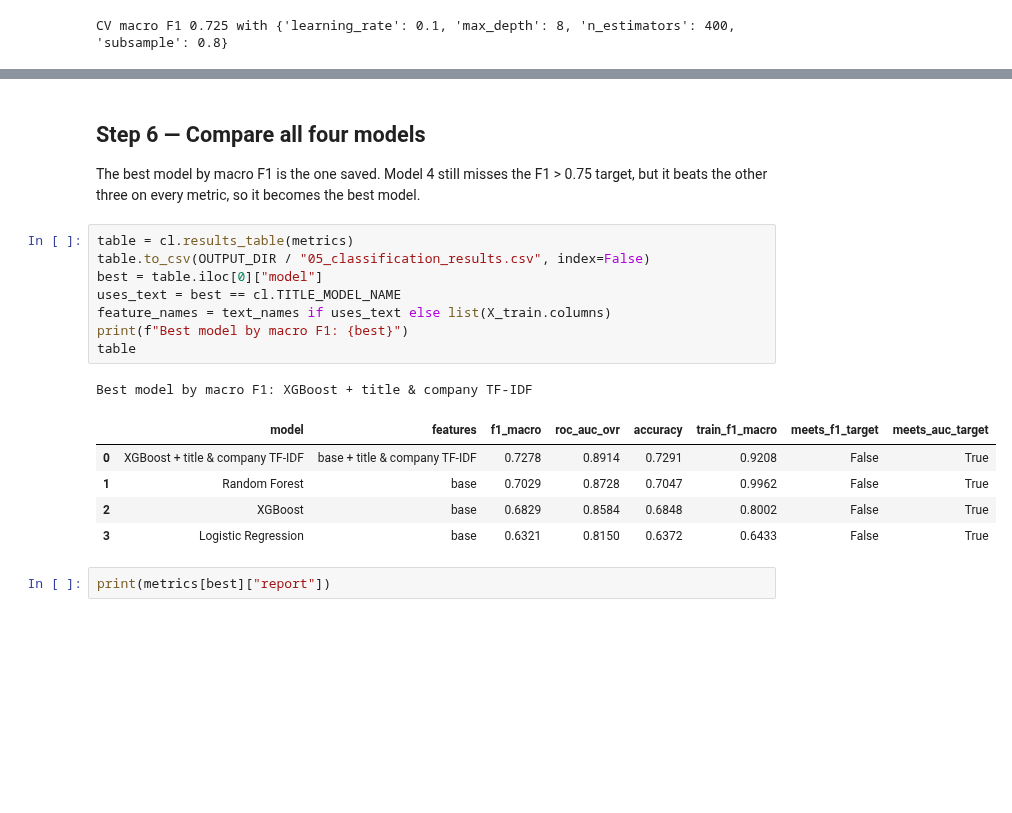
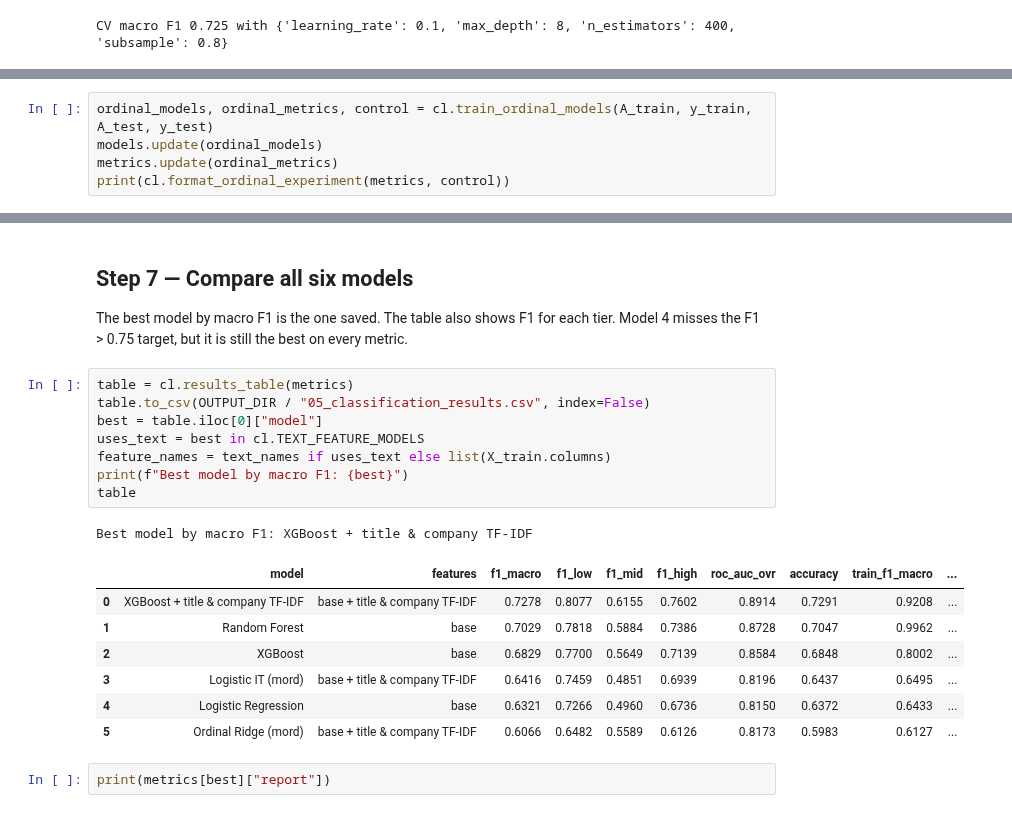
Before and after one commit to karthik-al1uri/SkillMap, a Jupyter notebook: notebooks/05_classification.ipynb, the cells around one changed output, grey strips where cells are left out. Saved outputs shown, nothing was run; the diff lists cells and outputs as text; blank space fills up the shorter version.

```diff
--- a/notebooks/05_classification.ipynb
+++ b/notebooks/05_classification.ipynb
@@ -134,0 +145,5 @@ CV macro F1 0.725 with {'learning_rate': 0.1, 'max_depth': 8, 'n_estimators': 40
+# %%
+ordinal_models, ordinal_metrics, control = cl.train_ordinal_models(A_train, y_train, A_test, y_test)
+models.update(ordinal_models)
+metrics.update(ordinal_metrics)
+print(cl.format_ordinal_experiment(metrics, control))
@@ -135,22 +170,24 @@ CV macro F1 0.725 with {'learning_rate': 0.1, 'max_depth': 8, 'n_estimators': 40
 # %% [markdown]
-## Step 6 — Compare all four models
+## Step 7 — Compare all six models
 
-The best model by macro F1 is the one saved. Model 4 still misses the F1 > 0.75 target, but it beats the other three on every metric, so it becomes the best model.
+The best model by macro F1 is the one saved. The table also shows F1 for each tier. Model 4 misses the F1 > 0.75 target, but it is still the best on every metric.
 # %%
 table = cl.results_table(metrics)
 table.to_csv(OUTPUT_DIR / "05_classification_results.csv", index=False)
 best = table.iloc[0]["model"]
-uses_text = best == cl.TITLE_MODEL_NAME
+uses_text = best in cl.TEXT_FEATURE_MODELS
 feature_names = text_names if uses_text else list(X_train.columns)
 print(f"Best model by macro F1: {best}")
 table
 # %% [output]
 Best model by macro F1: XGBoost + title & company TF-IDF
-|  | model | features | f1_macro | roc_auc_ovr | accuracy | train_f1_macro | meets_f1_target | meets_auc_target |
-| 0 | XGBoost + title & company TF-IDF | base + title & company TF-IDF | 0.7278 | 0.8914 | 0.7291 | 0.9208 | False | True |
-| 1 | Random Forest | base | 0.7029 | 0.8728 | 0.7047 | 0.9962 | False | True |
-| 2 | XGBoost | base | 0.6829 | 0.8584 | 0.6848 | 0.8002 | False | True |
-| 3 | Logistic Regression | base | 0.6321 | 0.8150 | 0.6372 | 0.6433 | False | True |
+|  | model | features | f1_macro | f1_low | f1_mid | f1_high | roc_auc_ovr | accuracy | train_f1_macro | ... |
+| 0 | XGBoost + title & company TF-IDF | base + title & company TF-IDF | 0.7278 | 0.8077 | 0.6155 | 0.7602 | 0.8914 | 0.7291 | 0.9208 | ... |
+| 1 | Random Forest | base | 0.7029 | 0.7818 | 0.5884 | 0.7386 | 0.8728 | 0.7047 | 0.9962 | ... |
+| 2 | XGBoost | base | 0.6829 | 0.7700 | 0.5649 | 0.7139 | 0.8584 | 0.6848 | 0.8002 | ... |
+| 3 | Logistic IT (mord) | base + title & company TF-IDF | 0.6416 | 0.7459 | 0.4851 | 0.6939 | 0.8196 | 0.6437 | 0.6495 | ... |
+| 4 | Logistic Regression | base | 0.6321 | 0.7266 | 0.4960 | 0.6736 | 0.8150 | 0.6372 | 0.6433 | ... |
+| 5 | Ordinal Ridge (mord) | base + title & company TF-IDF | 0.6066 | 0.6482 | 0.5589 | 0.6126 | 0.8173 | 0.5983 | 0.6127 | ... |
 # %%
 print(metrics[best]["report"])
 # %% [output]
```
Also changed, not shown: parts of 11 cells of this notebook, 6 other files.
